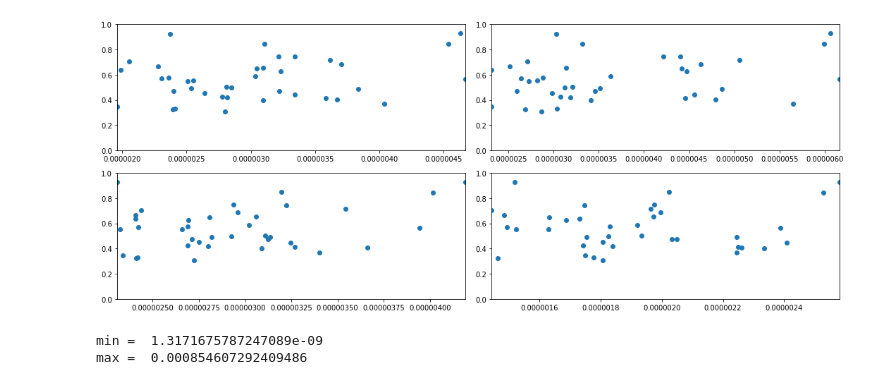
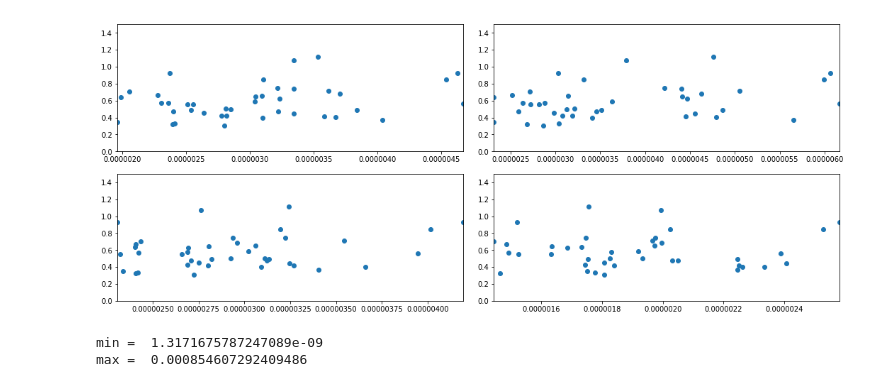
Before and after one commit to sammer1107/ML-DataAnalysis, a Jupyter notebook: bigdata/ThuBigData.ipynb, the cells around one changed output. Drawn from its saved outputs; the diff is of its cells as text; code cells hidden in the pictures.

```diff
--- a/bigdata/ThuBigData.ipynb
+++ b/bigdata/ThuBigData.ipynb
@@ -21,14 +21,13 @@ target = np.array(target)
 # %%
 plt.figure(figsize=(15, 6))
 for i in range(4):
     plt.subplot(2,2,i+1)
     x = np.mean(attrs[:,:,i], axis=1)
     plt.scatter(x, target)
-    print()
-    plt.axis([ min(x), max(x), 0, 1])
+    plt.axis([ min(x), max(x), 0, 1.5])
 plt.tight_layout()
 # %% [output]
-[figure, old version]
+[figure, new version]
 # %%
 min = np.min(attrs, axis=None)
 max = np.max(attrs, axis=None)
```
Also changed, not shown: parts of 10 cells of this notebook, 2 other files.
